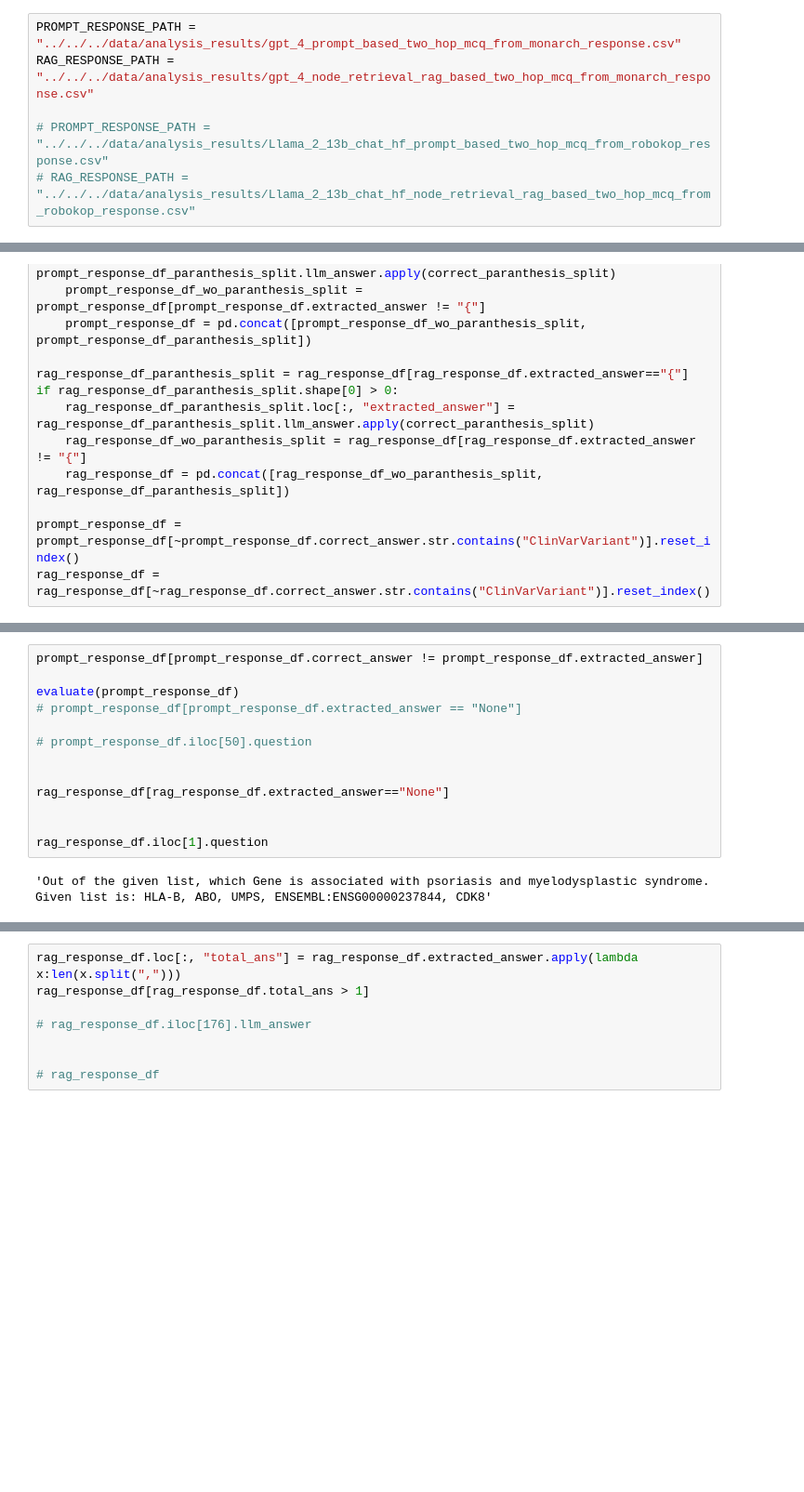
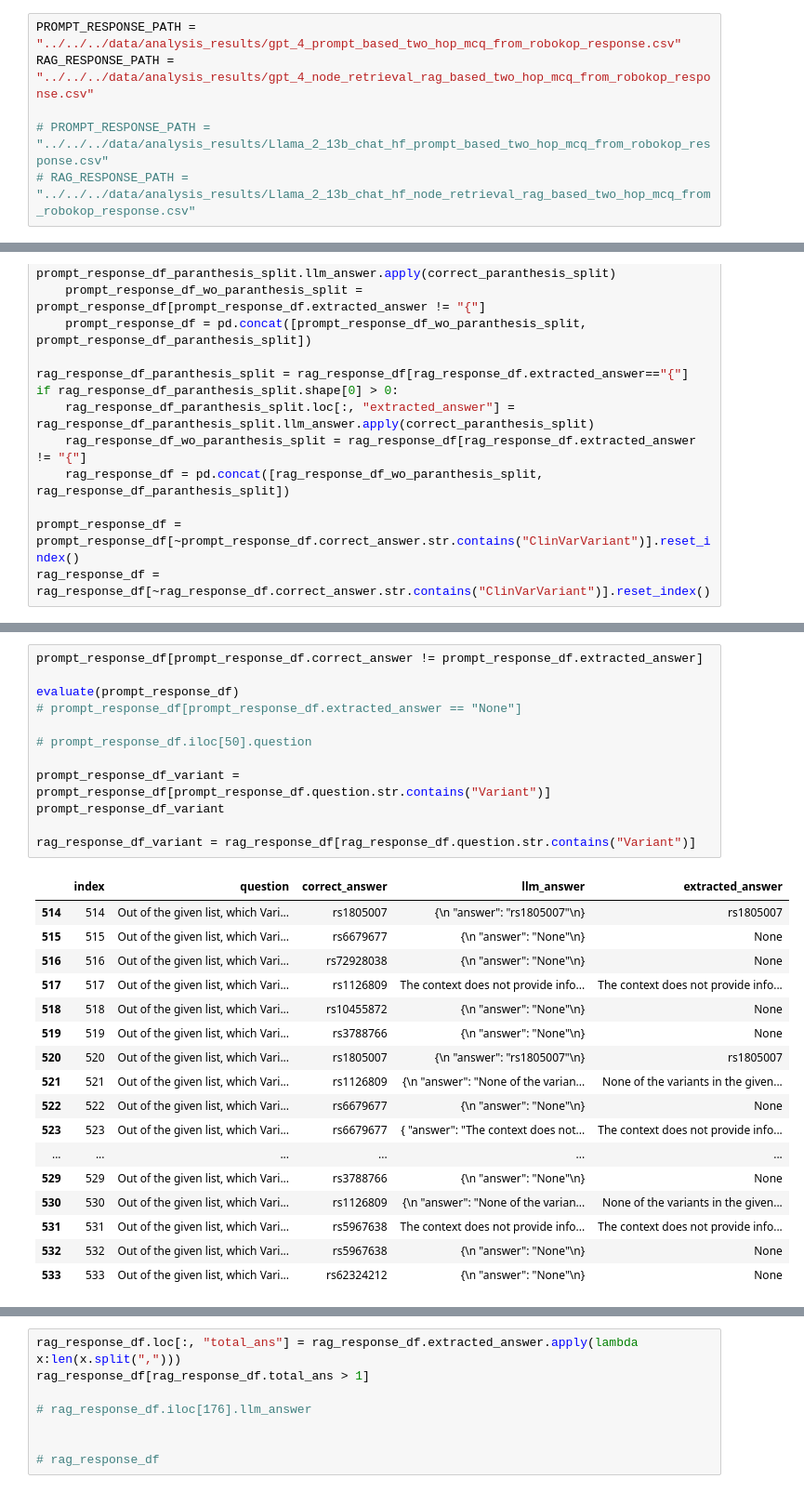
Before and after one commit to BaranziniLab/KG_RAG, a Jupyter notebook: codes/llm_notebooks/analysis/test_questions_mcq_response_comparative_analysys_llama.ipynb, the cells around one changed output, grey strips where cells are left out. Shown: that part at 93% size. Saved outputs shown, nothing was run; the diff lists cells and outputs as text; blank space fills up the shorter version.

```diff
--- a/codes/llm_notebooks/analysis/test_questions_mcq_response_comparative_analysys_llama.ipynb
+++ b/codes/llm_notebooks/analysis/test_questions_mcq_response_comparative_analysys_llama.ipynb
@@ -23,8 +23,8 @@ def correct_paranthesis_split(text):
     except:
         return text
 # %%
-PROMPT_RESPONSE_PATH = "../../../data/analysis_results/gpt_4_prompt_based_two_hop_mcq_from_monarch_response.csv"
-RAG_RESPONSE_PATH = "../../../data/analysis_results/gpt_4_node_retrieval_rag_based_two_hop_mcq_from_monarch_response.csv"
+PROMPT_RESPONSE_PATH = "../../../data/analysis_results/gpt_4_prompt_based_two_hop_mcq_from_robokop_response.csv"
+RAG_RESPONSE_PATH = "../../../data/analysis_results/gpt_4_node_retrieval_rag_based_two_hop_mcq_from_robokop_response.csv"
 
 # PROMPT_RESPONSE_PATH = "../../../data/analysis_results/Llama_2_13b_chat_hf_prompt_based_two_hop_mcq_from_robokop_response.csv"
 # RAG_RESPONSE_PATH = "../../../data/analysis_results/Llama_2_13b_chat_hf_node_retrieval_rag_based_two_hop_mcq_from_robokop_response.csv"
@@ -60,15 +60,30 @@ The context does not provide information on which gene is associated with both p
 # %%
 prompt_response_df[prompt_response_df.correct_answer != prompt_response_df.extracted_answer]
 
 evaluate(prompt_response_df)
 # prompt_response_df[prompt_response_df.extracted_answer == "None"]
 
 # prompt_response_df.iloc[50].question
 
+prompt_response_df_variant = prompt_response_df[prompt_response_df.question.str.contains("Variant")]
+prompt_response_df_variant
 
-rag_response_df[rag_response_df.extracted_answer=="None"]
-
-
-rag_response_df.iloc[1].question
+rag_response_df_variant = rag_response_df[rag_response_df.question.str.contains("Variant")]
 # %% [output]
-'Out of the given list, which Gene is associated with psoriasis and myelodysplastic syndrome. Given list is: HLA-B, ABO, UMPS, ENSEMBL:ENSG00000237844, CDK8'
+|  | index | question | correct_answer | llm_answer | extracted_answer |
+| 514 | 514 | Out of the given list, which Vari... | rs1805007 | {\n "answer": "rs1805007"\n} | rs1805007 |
+| 515 | 515 | Out of the given list, which Vari... | rs6679677 | {\n "answer": "None"\n} | None |
+| 516 | 516 | Out of the given list, which Vari... | rs72928038 | {\n "answer": "None"\n} | None |
+| 517 | 517 | Out of the given list, which Vari... | rs1126809 | The context does not provide info... | The context does not provide info... |
+| 518 | 518 | Out of the given list, which Vari... | rs10455872 | {\n "answer": "None"\n} | None |
+| 519 | 519 | Out of the given list, which Vari... | rs3788766 | {\n "answer": "None"\n} | None |
+| 520 | 520 | Out of the given list, which Vari... | rs1805007 | {\n "answer": "rs1805007"\n} | rs1805007 |
+| 521 | 521 | Out of the given list, which Vari... | rs1126809 | {\n "answer": "None of the varian... | None of the variants in the given... |
+| 522 | 522 | Out of the given list, which Vari... | rs6679677 | {\n "answer": "None"\n} | None |
+| 523 | 523 | Out of the given list, which Vari... | rs6679677 | { "answer": "The context does not... | The context does not provide info... |
+| ... | ... | ... | ... | ... | ... |
+| 529 | 529 | Out of the given list, which Vari... | rs3788766 | {\n "answer": "None"\n} | None |
+| 530 | 530 | Out of the given list, which Vari... | rs1126809 | {\n "answer": "None of the varian... | None of the variants in the given... |
+| 531 | 531 | Out of the given list, which Vari... | rs5967638 | The context does not provide info... | The context does not provide info... |
+| 532 | 532 | Out of the given list, which Vari... | rs5967638 | {\n "answer": "None"\n} | None |
+| 533 | 533 | Out of the given list, which Vari... | rs62324212 | {\n "answer": "None"\n} | None |
```
Also changed, not shown: parts of 4 cells of this notebook, 6 other files.
